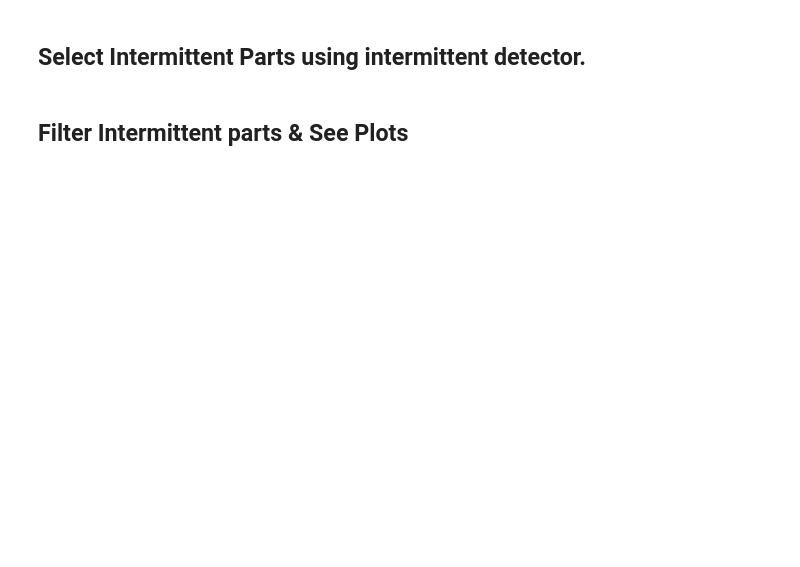
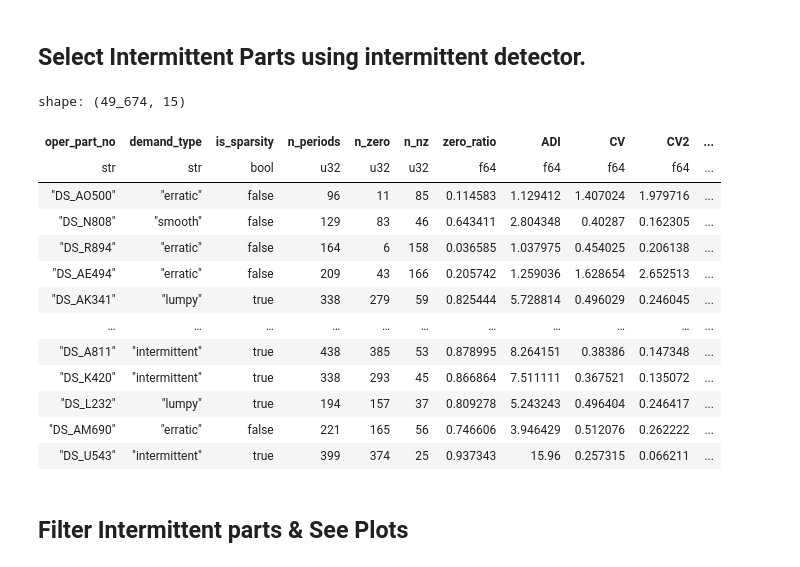
Before and after one commit to LeeKwanHyeong/paper_research, a Jupyter notebook: simple_lab_test/notebooks/preprocessing/data_preprocess.ipynb, the cells around one changed output. Drawn from its saved outputs; the diff is of its cells as text; code cells hidden in the pictures; blank space fills up the shorter version.

```diff
--- a/simple_lab_test/notebooks/preprocessing/data_preprocess.ipynb
+++ b/simple_lab_test/notebooks/preprocessing/data_preprocess.ipynb
@@ -125,25 +142,38 @@ out
 # %%
 from utils.intermittent_detector import IntermittentConfig, IntermittentDetector
 
 intermittent_config = IntermittentConfig(
-    id_col = 'oper_part_no',
-    date_col = 'demand_dt',
-    y_col = 'demand_qty',
-    seq_col = 'seq',
-    adi_threshold = 1.32,
-    cv2_threshold = 0.49,
-    epsilon = 0.0,
-    min_periods = 10,
-    no_demand_label = 'no_demand',
-    insufficient_label = 'insufficient'
+    id_col="oper_part_no",
+    date_col="demand_dt",
+    y_col="demand_qty",
+    seq_col="seq",
+    epsilon=8.0,        # trace demand를 0으로 간주
+    adi_threshold=5.0,
+    cv2_threshold=0.2,
+    min_periods=10,
 )
 
 result = IntermittentDetector(
     freq = 'weekly',
     config = intermittent_config,
 ).run(df = out, return_stats = True )
 
 result
+# %% [output]
+shape: (49_674, 15)
+| oper_part_no | demand_type | is_sparsity | n_periods | n_zero | n_nz | zero_ratio | ADI | CV | CV2 | ... |
+| str | str | bool | u32 | u32 | u32 | f64 | f64 | f64 | f64 | ... |
+| "DS_AO500" | "erratic" | false | 96 | 11 | 85 | 0.114583 | 1.129412 | 1.407024 | 1.979716 | ... |
+| "DS_N808" | "smooth" | false | 129 | 83 | 46 | 0.643411 | 2.804348 | 0.40287 | 0.162305 | ... |
+| "DS_R894" | "erratic" | false | 164 | 6 | 158 | 0.036585 | 1.037975 | 0.454025 | 0.206138 | ... |
+| "DS_AE494" | "erratic" | false | 209 | 43 | 166 | 0.205742 | 1.259036 | 1.628654 | 2.652513 | ... |
+| "DS_AK341" | "lumpy" | true | 338 | 279 | 59 | 0.825444 | 5.728814 | 0.496029 | 0.246045 | ... |
+| … | … | … | … | … | … | … | … | … | … | ... |
+| "DS_A811" | "intermittent" | true | 438 | 385 | 53 | 0.878995 | 8.264151 | 0.38386 | 0.147348 | ... |
+| "DS_K420" | "intermittent" | true | 338 | 293 | 45 | 0.866864 | 7.511111 | 0.367521 | 0.135072 | ... |
+| "DS_L232" | "lumpy" | true | 194 | 157 | 37 | 0.809278 | 5.243243 | 0.496404 | 0.246417 | ... |
+| "DS_AM690" | "erratic" | false | 221 | 165 | 56 | 0.746606 | 3.946429 | 0.512076 | 0.262222 | ... |
+| "DS_U543" | "intermittent" | true | 399 | 374 | 25 | 0.937343 | 15.96 | 0.257315 | 0.066211 | ... |
 # %% [markdown]
 ## Filter Intermittent parts & See Plots
 # %%
```
Also changed, not shown: parts of 14 cells of this notebook, 13 other files.
